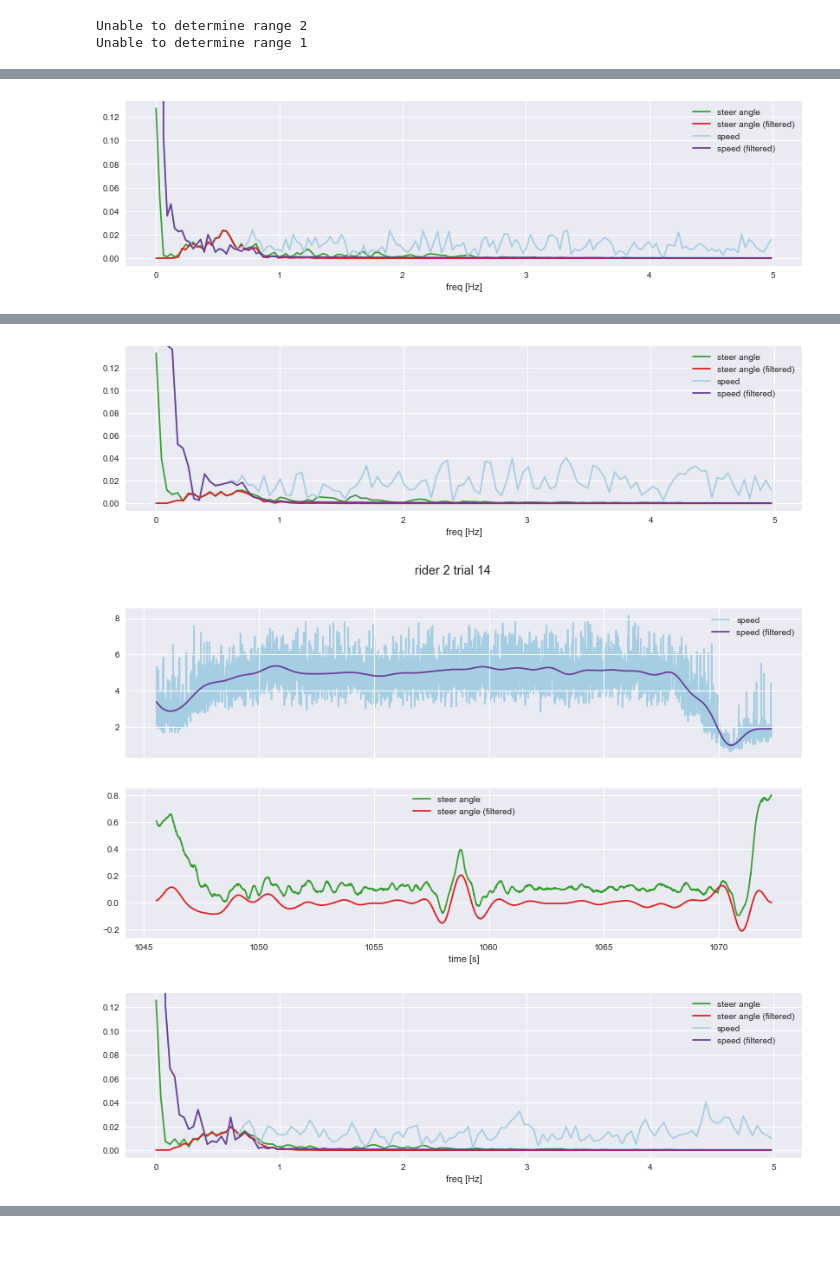
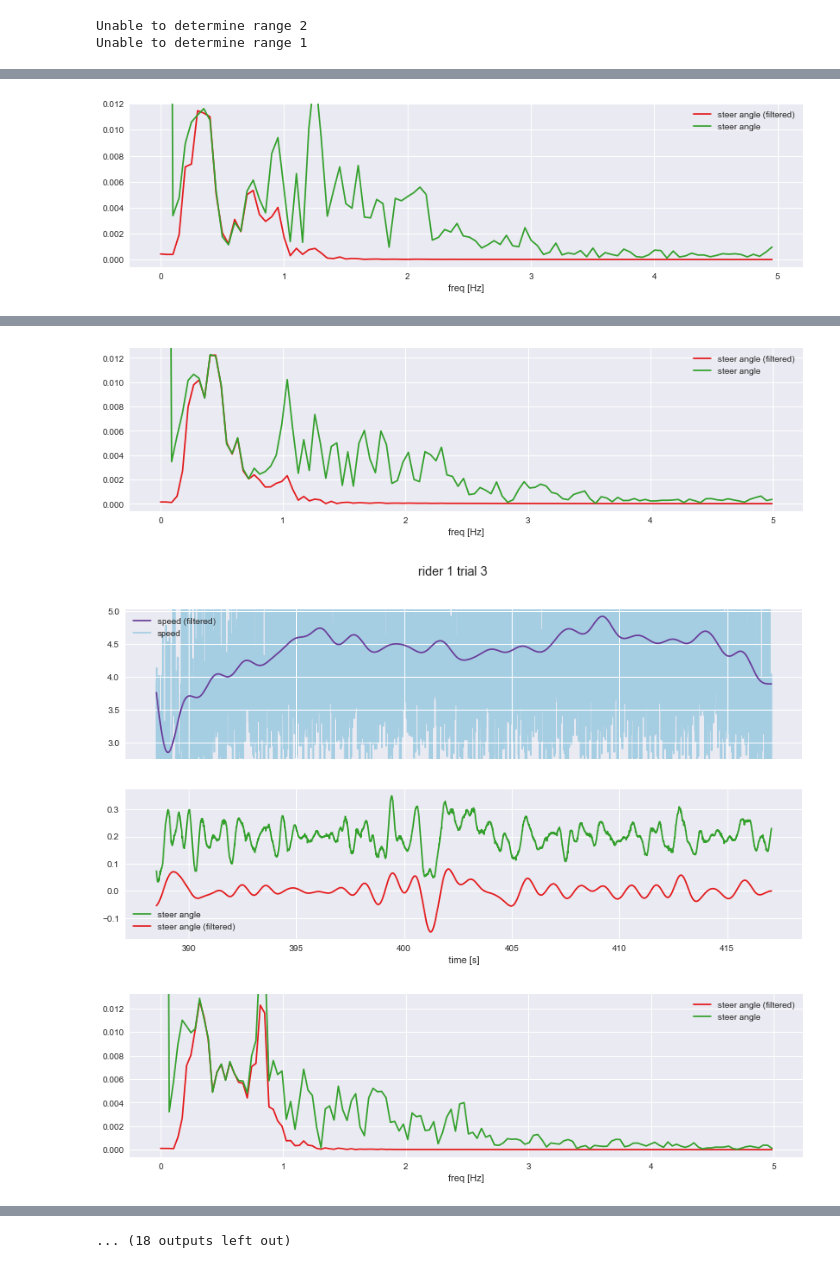
Before and after one commit to oliverlee/antlia, a Jupyter notebook: python/notebooks/filter_steer_angle.ipynb, the cells around one changed output, grey strips where cells are left out. Drawn from its saved outputs; the diff is of its cells as text; code cells hidden in the pictures.

Commit message:
Remove start and stop segments when plotting trials

```diff
--- a/python/notebooks/filter_steer_angle.ipynb
+++ b/python/notebooks/filter_steer_angle.ipynb
@@ -61,18 +134,25 @@ def h(x):
     b, a = scipy.signal.cheby1(order, apass, wn)
     return scipy.signal.filtfilt(b, a, x)
 
-rid = 2
+rid = 1
 r = records[rid]
-for tid in [11, 12, 13, 14]:
-    trial = r.trial(tid)
+for tid in range(15):
+    try:
+        # TODO
+        trial = active_trial(r.trial(tid))
+    except TypeError:
+        continue
+
     v = h(trial.speed)
     y = f(trial['steer angle'])
 
     _, ax = plt.subplots(2, 1, sharex=True, figsize=DEFAULT_FIGSIZE)
+    ax[0].plot(trial.time, v, label='speed (filtered)',
+               color=colors[9], zorder=1)
+    ylim = ax[0].get_ylim()
     ax[0].plot(trial.time, trial.speed, label='speed',
                color=colors[0], zorder=0)
-    ax[0].plot(trial.time, v, label='speed (filtered)',
-               color=colors[9], zorder=1)
+    ax[0].set_ylim(ylim[0], ylim[1])
 
     ax[1].plot(trial.time, trial['steer angle'],
                color=colors[3], label='steer angle')
@@ -84,13 +164,13 @@ for tid in [11, 12, 13, 14]:
     set_title(ax[0], 'rider {} trial {}'.format(rid, tid))
 
     _, ax = plt.subplots(figsize=(DEFAULT_FIGSIZE[0], DEFAULT_FIGSIZE[1]/2))
-    ax.plot(*g(trial['steer angle']), color=colors[3], label='steer angle')
+    ax.plot(*g(y), color=colors[5], label='steer angle (filtered)')
     ylim = ax.get_ylim()
 
-    ax.plot(*g(y), color=colors[5], label='steer angle (filtered)')
-    ax.plot(*g(trial.speed), color=colors[0], label='speed')
-    ax.plot(*g(v), color=colors[9], label='speed (filtered)')
-    ax.set_ylim(ylim)
+    ax.plot(*g(trial['steer angle']), color=colors[3], label='steer angle')
+    #ax.plot(*g(trial.speed), color=colors[0], label='speed')
+    #ax.plot(*g(v), color=colors[9], label='speed (filtered)')
+    ax.set_ylim(ylim[0], ylim[1])
 
     ax.set_xlabel('freq [Hz]')
     ax.legend()
@@ -102 +182 @@ plt.show()
-[figure, old version]
+[figure, new version]
@@ -104,3 +184,3 @@ plt.show()
-[figure, old version]
+[figure, new version]
-[figure, old version]
+[figure, new version]
-[figure, old version]
+[figure, new version]
@@ -106,0 +191 @@ plt.show()
+... (18 outputs left out)
```
Also changed, not shown: parts of 2 cells of this notebook.
